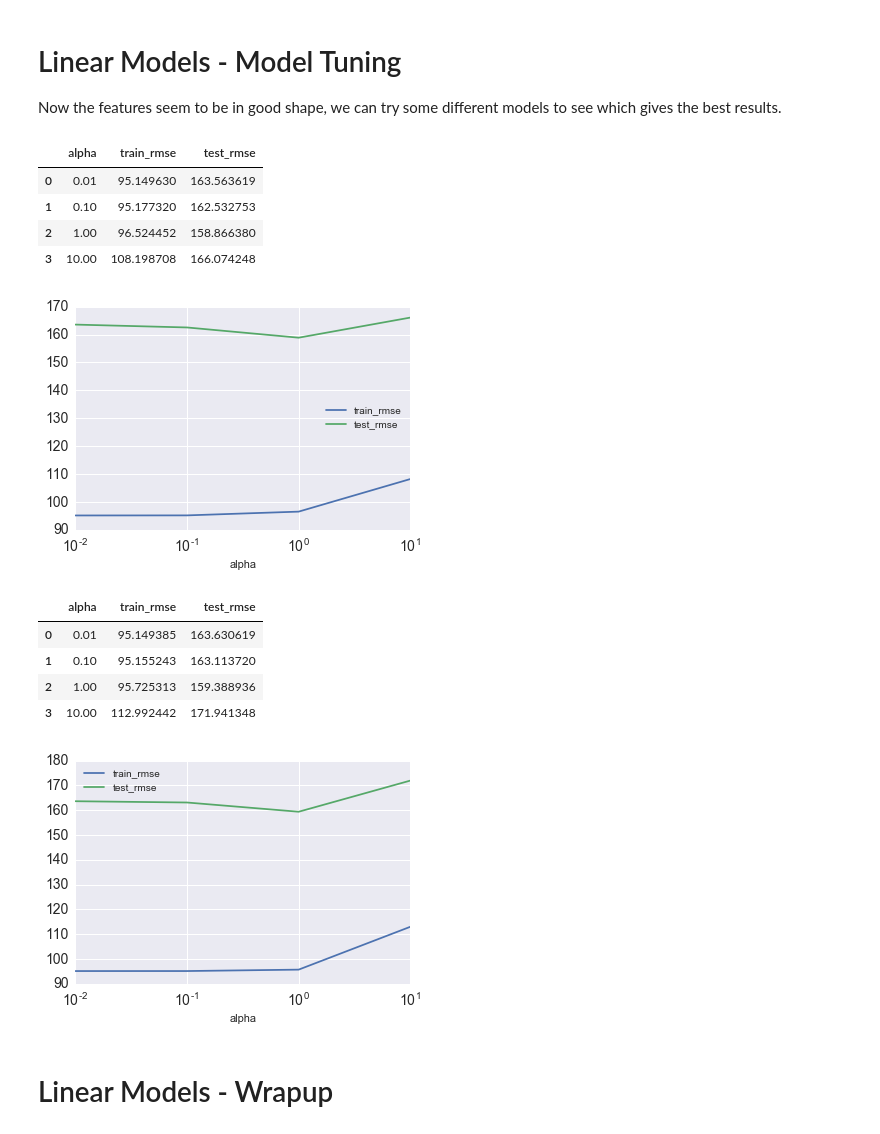
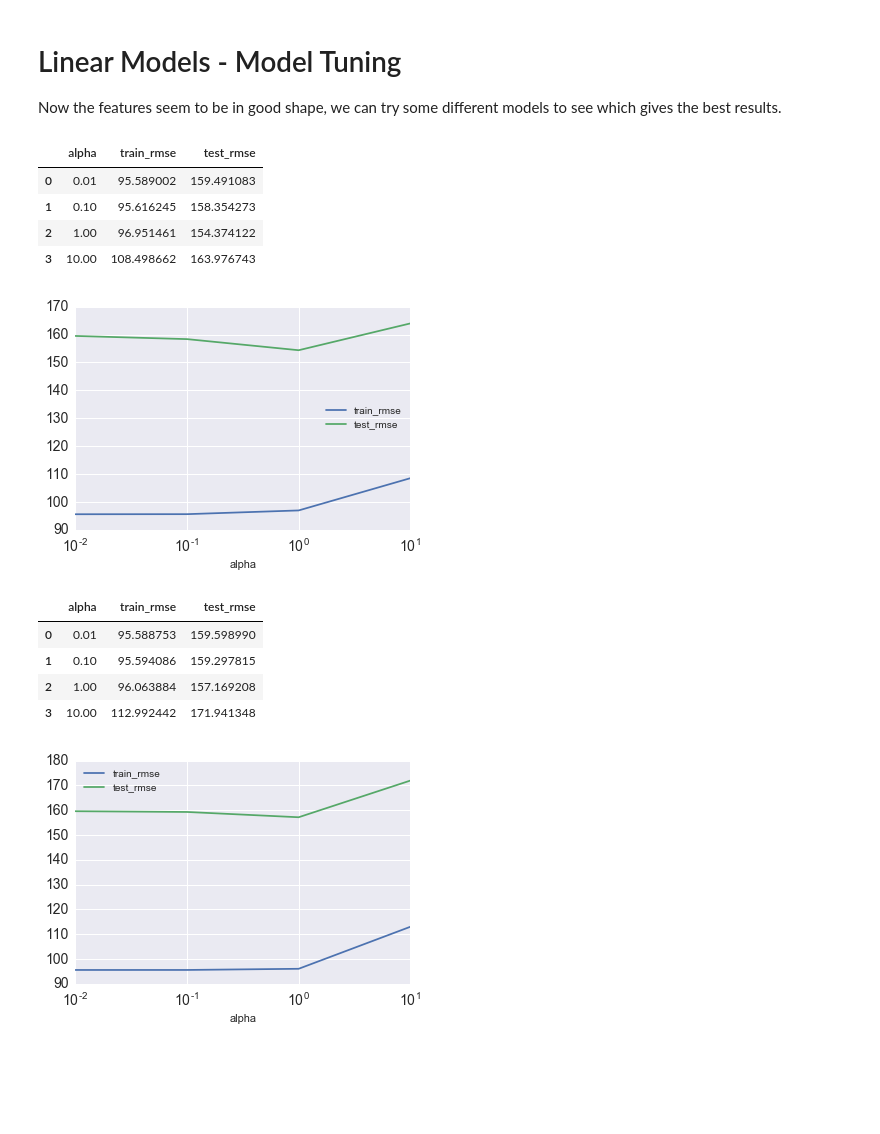
Before and after one commit to timgasser/bcycle-austin, a Jupyter notebook: notebooks/bcycle_daily_rental_models.ipynb, the cells around one changed output. Cells and saved outputs as stored; diff of their text form; code cells hidden in the pictures; blank space fills up the shorter version.

```diff
--- a/notebooks/bcycle_daily_rental_models.ipynb
+++ b/notebooks/bcycle_daily_rental_models.ipynb
@@ -197,7 +229,7 @@ from sklearn import preprocessing
 
 # First let's add some features to help the model out
 def add_date_features(input_df):
-    '''Adds day-of-week, weekend, and lagged rentals
+    '''Adds day-of-week, weekend, and lagged rentals (day and week)
     INPUT: Dataframe with datetime index
     RETURNS: Copy of dataframe with extra features
     '''
@@ -374,15 +452,12 @@ Before addressing the overfitting, we need to remove features which are highly c
 # %%
-from sklearn.preprocessing import StandardScaler
-
-def reg_weather_feat_x_y_split(df):
+def reg_weather_feat_x_y_split(df, features=None):
     ''' Returns X and y to train regressor
     INPUT: Dataframe to be converted to numpy arrays
     RETURNS: Tuple with X and y
     '''
-    cols = ['rentals', 'max_temp', 'min_temp', 'max_gust', 'precipitation',
-         'cloud_pct', 'rain', 'thunderstorm', 'dayofweek', 'weekend', 'prev_rentals']
 
-    df = df[cols]
+    if features is not None:
+        df = df[features]
     # Need to convert dayofweek to one-hot value
     lbe = preprocessing.LabelBinarizer()
     dayofweek = lbe.fit_transform(df['dayofweek'])
@@ -392,8 +467,11 @@ def reg_weather_feat_x_y_split(df):
 
     return X, y
 
-X_train, y_train = reg_weather_feat_x_y_split(train_weather_df)
-X_val, y_val = reg_weather_feat_x_y_split(val_weather_df)
+cols = ['rentals', 'max_temp', 'min_temp', 'max_gust', 'precipitation',
+        'cloud_pct', 'thunderstorm', 'dayofweek', 'weekend', 'prev_rentals']
+
+X_train, y_train = reg_weather_feat_x_y_split(train_weather_df, features=cols)
+X_val, y_val = reg_weather_feat_x_y_split(val_weather_df, features=cols)
 
 print('X_train columns: {}'.format(train_weather_df.columns))
 print('X_train shape: {}, y_train shape: {}'.format(X_train.shape, y_train.shape))
@@ -447,31 +527,31 @@ Now the features seem to be in good shape, we can try some different models to s
 # %%
 from sklearn.linear_model import Ridge
 
 alphas = [0.01, 0.1, 1.0, 10.0]
 ridge_cv_scores = dict()
 
 for alpha in alphas:
     reg = Ridge(alpha=alpha, max_iter=10000)
     reg.fit(X_train, y_train)
     y_train_pred = reg.predict(X_train)
     train_rmse = np.sqrt(mean_squared_error(y_train, y_train_pred))
 
     y_val_pred = reg.predict(X_val)
     val_rmse = np.sqrt(mean_squared_error(y_val, y_val_pred))
 
     ridge_cv_scores[alpha] = (train_rmse, val_rmse)
 
 ridge_cv_df = pd.DataFrame(ridge_cv_scores).transpose().reset_index()
-ridge_cv_df.columns = ['alpha', 'train_rmse', 'test_rmse']
-ridge_cv_df.plot.line(x='alpha', y=['train_rmse', 'test_rmse'], logx=True)
+ridge_cv_df.columns = ['alpha', 'train_rmse', 'val_rmse']
+ridge_cv_df.plot.line(x='alpha', y=['train_rmse', 'val_rmse'], logx=True)
 ridge_cv_df
 # %% [output]
 |  | alpha | train_rmse | test_rmse |
-| 0 | 0.01 | 95.149630 | 163.563619 |
-| 1 | 0.10 | 95.177320 | 162.532753 |
-| 2 | 1.00 | 96.524452 | 158.866380 |
-| 3 | 10.00 | 108.198708 | 166.074248 |
+| 0 | 0.01 | 95.589002 | 159.491083 |
+| 1 | 0.10 | 95.616245 | 158.354273 |
+| 2 | 1.00 | 96.951461 | 154.374122 |
+| 3 | 10.00 | 108.498662 | 163.976743 |
-[figure, old version]
+[figure, new version]
 # %%
 from sklearn.linear_model import Lasso
 
@@ -495,10 +575,8 @@ lasso_cv_df.plot.line(x='alpha', y=['train_rmse', 'test_rmse'], logx=True)
 lasso_cv_df
 # %% [output]
 |  | alpha | train_rmse | test_rmse |
-| 0 | 0.01 | 95.149385 | 163.630619 |
-| 1 | 0.10 | 95.155243 | 163.113720 |
-| 2 | 1.00 | 95.725313 | 159.388936 |
+| 0 | 0.01 | 95.588753 | 159.598990 |
+| 1 | 0.10 | 95.594086 | 159.297815 |
+| 2 | 1.00 | 96.063884 | 157.169208 |
 | 3 | 10.00 | 112.992442 | 171.941348 |
-[figure, old version]
+[figure, new version]
-# %% [markdown]
-# Linear Models - Wrapup
```
Also changed, not shown: parts of 33 cells of this notebook.
